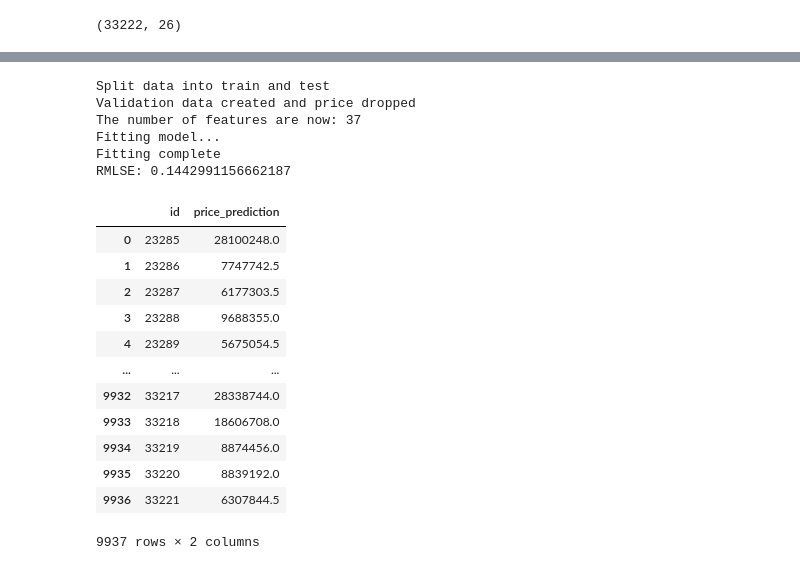
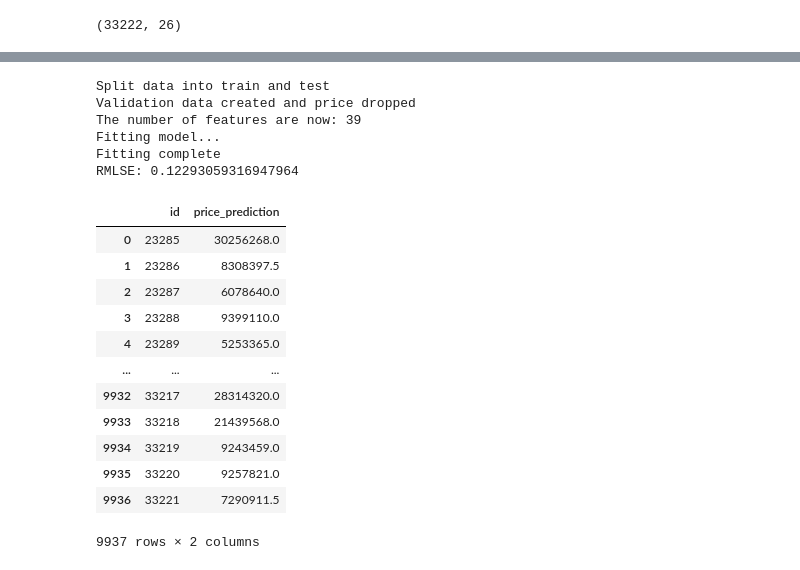
Before and after one commit to Olaussen/TDT4173_group69, a Jupyter notebook: src/testing_shitt.ipynb, the cells around one changed output, grey strips where cells are left out. Cells and saved outputs as stored; diff of their text form; code cells hidden in the pictures.

```diff
--- a/src/testing_shitt.ipynb
+++ b/src/testing_shitt.ipynb
@@ -97,6 +100,7 @@ featured = preprocessor.remove_labels(featured.copy(), ["area_living", "area_kit
 
 featured = preprocessor.combine_baths(featured.copy())
 featured = preprocessor.remove_labels(featured.copy(), labels=["bathrooms_private", "bathrooms_shared"])
+
 featured = preprocessor.combine_windows(featured.copy())
 featured = preprocessor.combine_windows(featured.copy(), boolean=True)
 featured = preprocessor.combine_latlon(featured.copy())
@@ -117,14 +121,20 @@ featured = preprocessor.remove_labels(featured.copy(), ["constructed", "new"])
 featured = preprocessor.combine_floor_stories(featured.copy())
 featured = preprocessor.remove_labels(featured.copy(), ["floor", "stories"])
 
+featured = preprocessor.combine_district_city_center(featured.copy())
+#featured = preprocessor.remove_labels(featured.copy(),["district","distance_enter"])
+
+featured = preprocessor.combine_area_total_city_center(featured.copy())
+featured = preprocessor.logify(featured.copy(),"area_total_distance")
+
 featured = preprocessor.logify(featured.copy(),"scaled_constructed")
 featured = preprocessor.logify(featured.copy(),"distance_center")
 featured = preprocessor.logify(featured.copy(),"lat")
 featured = preprocessor.logify(featured.copy(),"long")
-featured = preprocessor.logify(featured.copy(),"living_fraction",True)
-featured = preprocessor.logify(featured.copy(),"floor_stories",True)
+featured = preprocessor.logify(featured.copy(),"distance_center")
+
+categorical = preprocessor.split_categorical_features(featured.copy(), ["seller", "district","material", "has_elevator"])
 visualizer.price_correlation(featured)
-#categorical = preprocessor.split_categorical_features(featured.copy(), ["seller", "district", "material", "has_elevator"])
 featured.head()
 # %% [output]
 |  | seller | price | area_total | latitude | longitude | district | material | parking | heating | ... |
@@ -141,47 +151,47 @@ train_data = categorical[:23285].copy()
 labels = train_data["price"]
 test_data = categorical[23285:].copy()
 test_data.drop("price", 1, inplace=True)
 print("Split data into train and test")
 
 # Splitting training data into training and validation, removed the price for each of them afterwards
-x_train, x_test, y_train, y_test = train_test_split(train_data, labels, stratify=train_data.price.round(), test_size=0.01)
+x_train, x_test, y_train, y_test = train_test_split(train_data, labels, stratify=train_data.price.round(), test_size=0.001)
 x_train.drop("price", 1, inplace=True)
 x_test.drop("price", 1, inplace=True)
 print("Validation data created and price dropped")
 print("The number of features are now:", x_train.shape[1])
 
 print("Fitting model...")
 model = TestModel(x_train, y_train)
 pipeline = model.fit()
 test_pred = np.round([np.expm1(pred) for pred in model.predict(x_test)])
 test_labels = np.round([np.expm1(lab)for lab in y_test])
 print("Fitting complete")
 
 res = pd.DataFrame([(test_labels[i], test_pred[i]) for i in range(len(test_pred))], columns=["actual", "prediction"])
 print("RMLSE: %s" % model.root_mean_squared_log_error(test_labels, test_pred))
 res.to_csv("./split.csv", index=False)
 
 pred = [np.expm1(p) for p in model.predict(test_data)]
 model.save_predictions(pred)
 # %% [output]
 Split data into train and test
 Validation data created and price dropped
-The number of features are now: 37
+The number of features are now: 39
 Fitting model...
 Fitting complete
-RMLSE: 0.1442991156662187
+RMLSE: 0.12293059316947964
 |  | id | price_prediction |
-| 0 | 23285 | 28100248.0 |
-| 1 | 23286 | 7747742.5 |
-| 2 | 23287 | 6177303.5 |
-| 3 | 23288 | 9688355.0 |
-| 4 | 23289 | 5675054.5 |
+| 0 | 23285 | 30256268.0 |
+| 1 | 23286 | 8308397.5 |
+| 2 | 23287 | 6078640.0 |
+| 3 | 23288 | 9399110.0 |
+| 4 | 23289 | 5253365.0 |
 | ... | ... | ... |
-| 9932 | 33217 | 28338744.0 |
-| 9933 | 33218 | 18606708.0 |
-| 9934 | 33219 | 8874456.0 |
-| 9935 | 33220 | 8839192.0 |
-| 9936 | 33221 | 6307844.5 |
+| 9932 | 33217 | 28314320.0 |
+| 9933 | 33218 | 21439568.0 |
+| 9934 | 33219 | 9243459.0 |
+| 9935 | 33220 | 9257821.0 |
+| 9936 | 33221 | 7290911.5 |
 9937 rows × 2 columns
 # %%
 automl_model = TestModel(x_train, y_train)
```
Also changed, not shown: parts of 4 cells of this notebook, 4 other files.
